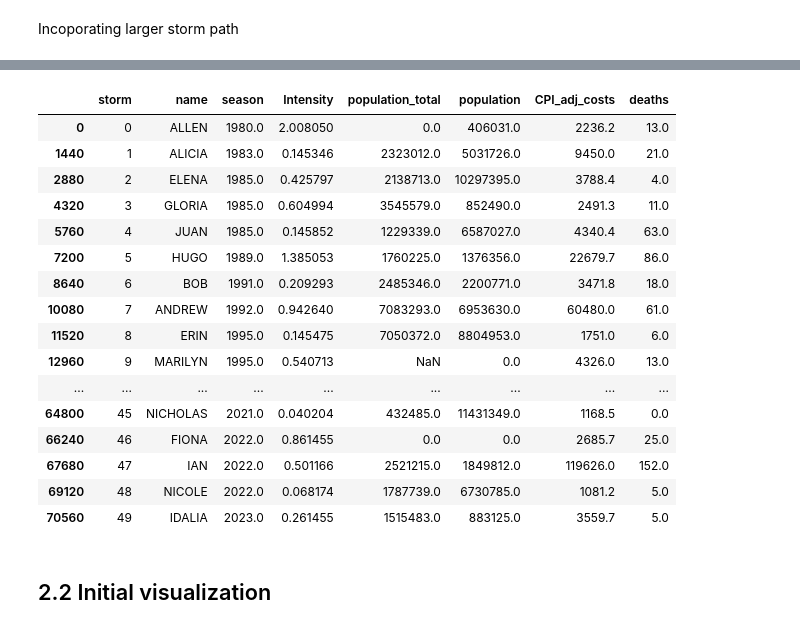
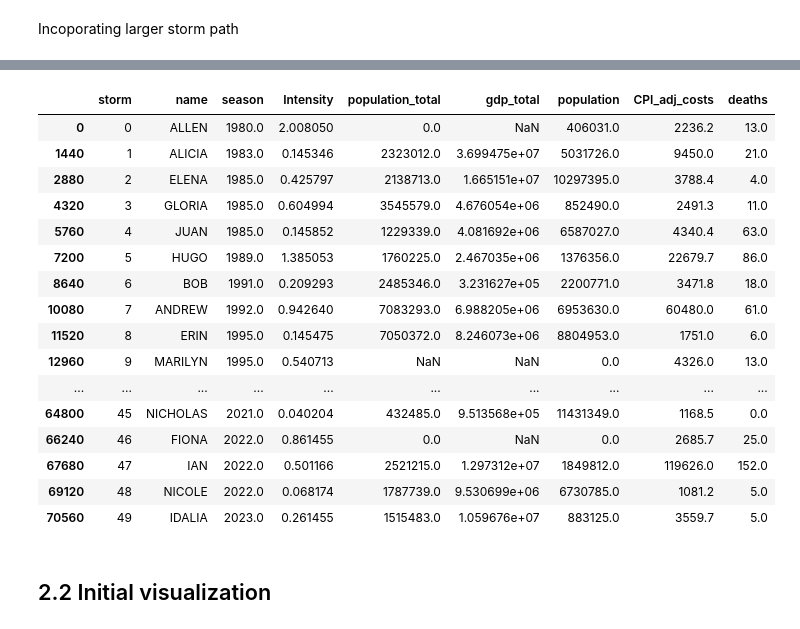
Before and after one commit to spariser/Hurricane_ML_proj_t5, a Jupyter notebook: Project1_Story_0208.ipynb, the cells around one changed output, grey strips where cells are left out. Saved outputs shown, nothing was run; the diff lists cells and outputs as text; code cells hidden in the pictures.

Commit message:
adding state gdp info

```diff
--- a/Project1_Story_0208.ipynb
+++ b/Project1_Story_0208.ipynb
@@ -754,22 +785,27 @@ extrapolated_df
 storms_df = storms_damage.to_dataframe().reset_index()
 storms_df['season'] = storms_df['season'].astype(str)  # Ensure season is a string
 storms_df['population'] = np.nan
+storms_df['gdp'] = np.nan
 
 # Iterate over each unique storm
 for storm in storms_df['storm'].unique():
     # Retrieve the season (year) and affected counties for the current storm
     season = storms_df.loc[storms_df['storm'] == storm, 'season'].values[0]
     counties = storms_df.loc[storms_df['storm'] == storm, 'landfall_county'].dropna().unique()  # Get unique counties
+    states = storms_df.loc[storms_df['storm'] == storm, 'landfall_state'].dropna().unique()
 
     # Ensure the season corresponds to a column in extrapolated_df
     if season in extrapolated_df.columns:
         total_population = extrapolated_df.loc[extrapolated_df['County'].isin(counties), season].sum()
         storms_df.loc[storms_df['storm'] == storm, 'population'] = total_population
+        total_gdp = gdp_data.loc[gdp_data.index.isin(states), season].sum()
+        storms_df.loc[storms_df['storm'] == storm, 'gdp'] = total_gdp
 
 # Convert the DataFrame back to an xarray Dataset
 storms_updated = storms_damage.copy()
 storms_damage['population'] = (('storm',), storms_df.groupby('storm')['population'].first().values)
+storms_updated['gdp'] = (('storm',), storms_df.groupby('storm')['gdp'].first().values)
 
 # View a subset of the results
-storms_df[['storm', 'name', 'season', 'population', 'Intensity', 'CPI_adj_costs', 'deaths']].drop_duplicates()
+storms_df[['storm', 'name', 'season', 'population', 'gdp', 'Intensity', 'CPI_adj_costs', 'deaths']].drop_duplicates()
 # %% [output]
@@ -793,2 +829,9 @@ storms_df[['storm', 'name', 'season', 'population', 'Intensity', 'CPI_adj_costs'
 # %% [markdown]
 Incoporating larger storm path
+# %%
+for i in range(len(states_s)):
+    a = states_s.iloc[i]
+    for b in range(len(a)):
+        if a[0][b] not in res:
+            resg.append(a[0][b])
+resg
@@ -796,56 +857,76 @@ Incoporating larger storm path
 storms_df = storms_damage.to_dataframe().reset_index()
 storms_df['season'] = storms_df['season'].astype(str)  # Ensure season is a string
 storms_df['population_total'] = np.nan
+storms_df['gdp_total'] = np.nan
 res = []
+resg = []
 total_population_storm = 0
+total_gdp_storm = 0
 
 for storm in storms_df['storm'].unique():
     season = storms_df.loc[storms_df['storm'] == storm, 'season'].values[0]
     counties_s = pd.DataFrame(storms_df.loc[storms_df['storm'] == storm, 'landfall_storm_county'].dropna())
     states_s = pd.DataFrame(storms_df.loc[storms_df['storm'] == storm, 'landfall_storm_state'].dropna())
 
     for i in range(len(counties_s)):
         a = counties_s.iloc[i]
         for b in range(len(a)):
             if a[0][b] not in res:
                 res.append(a[0][b])
+
+    for i in range(len(states_s)):
+        a = states_s.iloc[i]
+        for b in range(len(a)):
+            if a[0][b] not in res:
+                resg.append(a[0][b])
 #    print(res)
     counties_track = res
 #    counties_track = counties_track.unique()
     for county in range(len(counties_track)):
         z = res[county]
 #        total_population = extrapolated_df.loc[extrapolated_df['County'].isin(counties), season].sum()
         total_population_storm_a = extrapolated_df.loc[extrapolated_df['County']== z, season].sum()
         total_population_storm = total_population_storm + total_population_storm_a
         storms_df.loc[storms_df['storm'] == storm, 'population_total'] = total_population_storm
     res = []
     total_population_storm = 0
 
+    states_track = resg
+    for state in range(len(states_track)):
+#        print(state)
+        z = resg[state]
+#        print(z)
+        total_gdp_storm_a = gdp_data.loc[gdp_data.index == z, season].sum()
+#        print(z, season, gdp_data.loc[gdp_data.index == z, season].sum())
+        total_gdp_storm = total_gdp_storm + total_gdp_storm_a
+        storms_df.loc[storms_df['storm'] == storm, 'gdp_total'] = total_gdp_storm
+    resg = []
+    total_gdp_storm = 0
 # Convert the DataFrame back to an xarray Dataset
 storms_updated1 = storms_updated.copy()
 storms_updated1['population_total'] = (('storm',), storms_df.groupby('storm')['population_total'].first().values)
-
+storms_updated1['gdp_total'] = (('storm',), storms_df.groupby('storm')['gdp_total'].first().values)
 # View a subset of the results
-storms_df[['storm', 'name', 'season', 'Intensity','population_total', 'population','CPI_adj_costs', 'deaths']].drop_duplicates()
+storms_df[['storm', 'name', 'season', 'Intensity','population_total','gdp_total', 'population','CPI_adj_costs', 'deaths']].drop_duplicates()
 #storm_df[
 # %% [output]
-|  | storm | name | season | Intensity | population_total | population | CPI_adj_costs | deaths |
-| 0 | 0 | ALLEN | 1980.0 | 2.008050 | 0.0 | 406031.0 | 2236.2 | 13.0 |
-| 1440 | 1 | ALICIA | 1983.0 | 0.145346 | 2323012.0 | 5031726.0 | 9450.0 | 21.0 |
-| 2880 | 2 | ELENA | 1985.0 | 0.425797 | 2138713.0 | 10297395.0 | 3788.4 | 4.0 |
-| 4320 | 3 | GLORIA | 1985.0 | 0.604994 | 3545579.0 | 852490.0 | 2491.3 | 11.0 |
-| 5760 | 4 | JUAN | 1985.0 | 0.145852 | 1229339.0 | 6587027.0 | 4340.4 | 63.0 |
-| 7200 | 5 | HUGO | 1989.0 | 1.385053 | 1760225.0 | 1376356.0 | 22679.7 | 86.0 |
-| 8640 | 6 | BOB | 1991.0 | 0.209293 | 2485346.0 | 2200771.0 | 3471.8 | 18.0 |
-| 10080 | 7 | ANDREW | 1992.0 | 0.942640 | 7083293.0 | 6953630.0 | 60480.0 | 61.0 |
-| 11520 | 8 | ERIN | 1995.0 | 0.145475 | 7050372.0 | 8804953.0 | 1751.0 | 6.0 |
-| 12960 | 9 | MARILYN | 1995.0 | 0.540713 | NaN | 0.0 | 4326.0 | 13.0 |
-| ... | ... | ... | ... | ... | ... | ... | ... | ... |
-| 64800 | 45 | NICHOLAS | 2021.0 | 0.040204 | 432485.0 | 11431349.0 | 1168.5 | 0.0 |
-| 66240 | 46 | FIONA | 2022.0 | 0.861455 | 0.0 | 0.0 | 2685.7 | 25.0 |
-| 67680 | 47 | IAN | 2022.0 | 0.501166 | 2521215.0 | 1849812.0 | 119626.0 | 152.0 |
-| 69120 | 48 | NICOLE | 2022.0 | 0.068174 | 1787739.0 | 6730785.0 | 1081.2 | 5.0 |
-| 70560 | 49 | IDALIA | 2023.0 | 0.261455 | 1515483.0 | 883125.0 | 3559.7 | 5.0 |
+|  | storm | name | season | Intensity | population_total | gdp_total | population | CPI_adj_costs | deaths |
+| 0 | 0 | ALLEN | 1980.0 | 2.008050 | 0.0 | NaN | 406031.0 | 2236.2 | 13.0 |
+| 1440 | 1 | ALICIA | 1983.0 | 0.145346 | 2323012.0 | 3.699475e+07 | 5031726.0 | 9450.0 | 21.0 |
+| 2880 | 2 | ELENA | 1985.0 | 0.425797 | 2138713.0 | 1.665151e+07 | 10297395.0 | 3788.4 | 4.0 |
+| 4320 | 3 | GLORIA | 1985.0 | 0.604994 | 3545579.0 | 4.676054e+06 | 852490.0 | 2491.3 | 11.0 |
+| 5760 | 4 | JUAN | 1985.0 | 0.145852 | 1229339.0 | 4.081692e+06 | 6587027.0 | 4340.4 | 63.0 |
+| 7200 | 5 | HUGO | 1989.0 | 1.385053 | 1760225.0 | 2.467035e+06 | 1376356.0 | 22679.7 | 86.0 |
+| 8640 | 6 | BOB | 1991.0 | 0.209293 | 2485346.0 | 3.231627e+05 | 2200771.0 | 3471.8 | 18.0 |
+| 10080 | 7 | ANDREW | 1992.0 | 0.942640 | 7083293.0 | 6.988205e+06 | 6953630.0 | 60480.0 | 61.0 |
+| 11520 | 8 | ERIN | 1995.0 | 0.145475 | 7050372.0 | 8.246073e+06 | 8804953.0 | 1751.0 | 6.0 |
+| 12960 | 9 | MARILYN | 1995.0 | 0.540713 | NaN | NaN | 0.0 | 4326.0 | 13.0 |
+| ... | ... | ... | ... | ... | ... | ... | ... | ... | ... |
+| 64800 | 45 | NICHOLAS | 2021.0 | 0.040204 | 432485.0 | 9.513568e+05 | 11431349.0 | 1168.5 | 0.0 |
+| 66240 | 46 | FIONA | 2022.0 | 0.861455 | 0.0 | NaN | 0.0 | 2685.7 | 25.0 |
+| 67680 | 47 | IAN | 2022.0 | 0.501166 | 2521215.0 | 1.297312e+07 | 1849812.0 | 119626.0 | 152.0 |
+| 69120 | 48 | NICOLE | 2022.0 | 0.068174 | 1787739.0 | 9.530699e+06 | 6730785.0 | 1081.2 | 5.0 |
+| 70560 | 49 | IDALIA | 2023.0 | 0.261455 | 1515483.0 | 1.059676e+07 | 883125.0 | 3559.7 | 5.0 |
 # %% [markdown]
 ## 2.2 Initial visualization
 # %%
```
Also changed, not shown: parts of 11 cells of this notebook, 2 other files.
